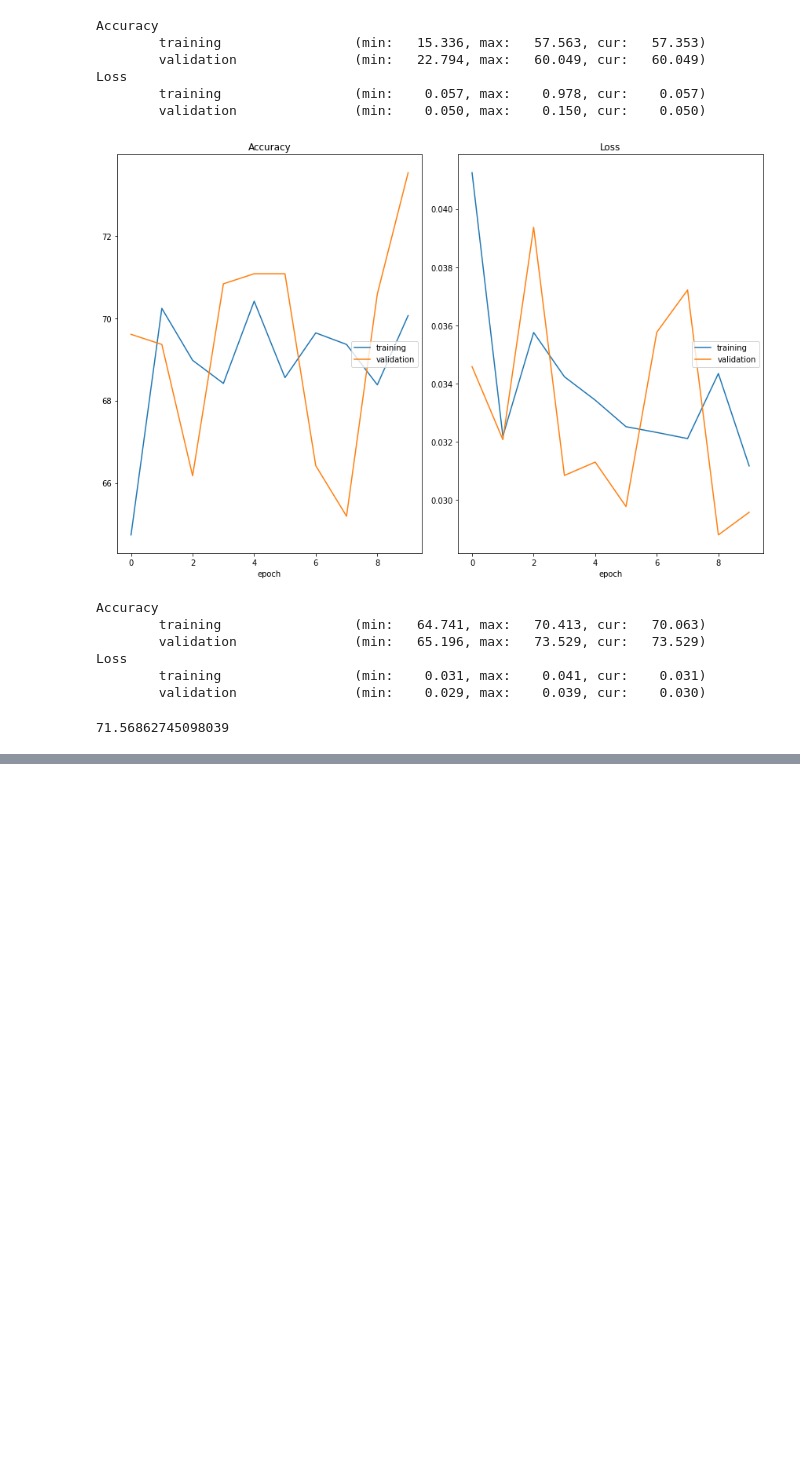
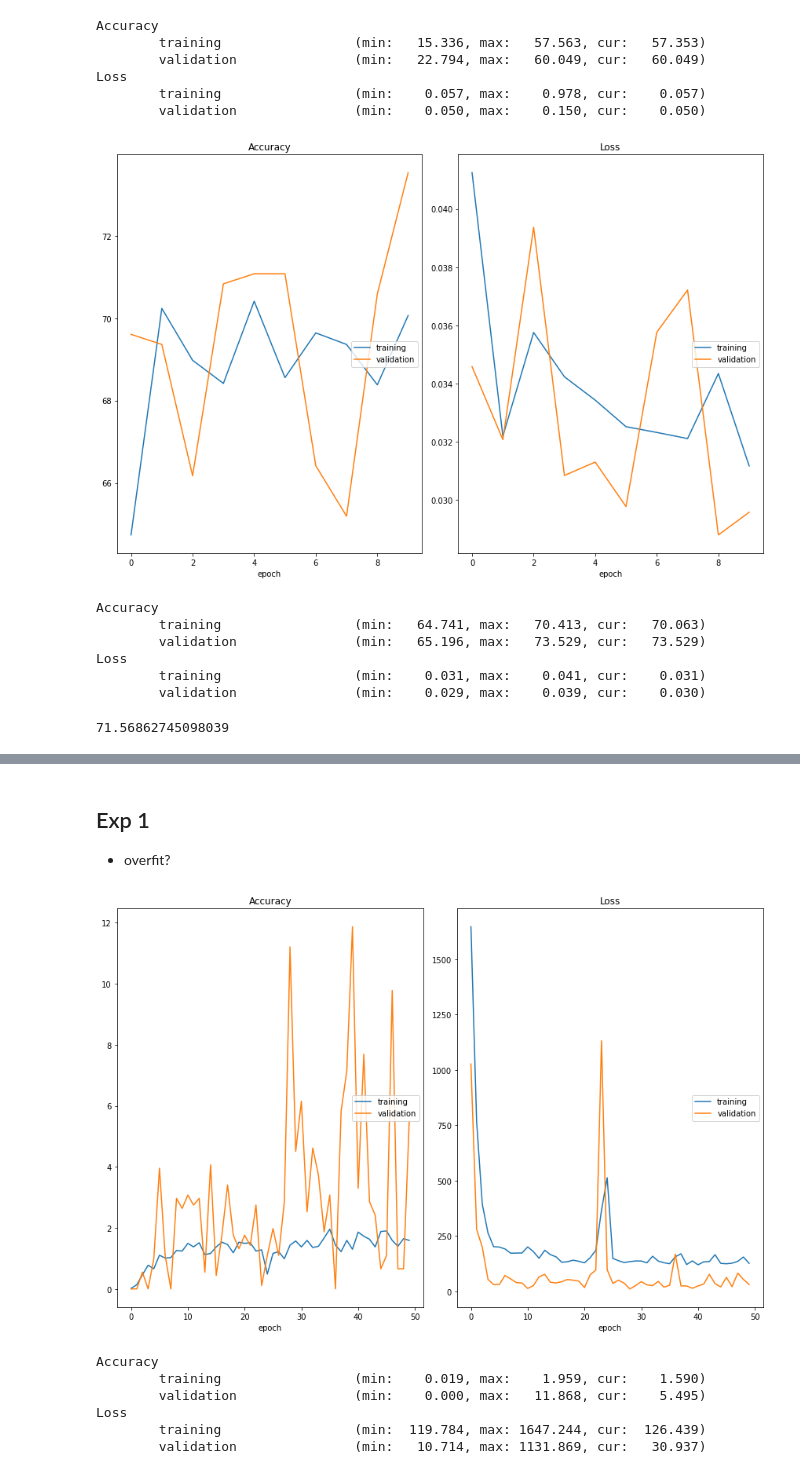
Before and after one commit to taasinsaquib/retina, a Jupyter notebook: onv.ipynb, the cells around one changed output, grey strips where cells are left out. Cells and saved outputs as stored; diff of their text form; code cells hidden in the pictures; blank space fills up the shorter version.

```diff
--- a/onv.ipynb
+++ b/onv.ipynb
@@ -152,7 +348,7 @@ dataloaders = {
 # %% [markdown]
 # Training Helpers
 # %%
-def train_model(model, optimizer, num_epochs):
+def train_model(model, optimizer, num_epochs, atol=1):
     # for each epoch...
     liveloss = PlotLosses()
 
@@ -218,7 +414,7 @@ def train_model(model, optimizer, num_epochs):
 
             train_loss += loss
 
-            c, t = numVectorsMatch(outputs, labels, atol=0.25)
+            c, t = numVectorsMatch(outputs, labels, 0, atol)
 
             correct += c
             total   += t
@@ -436,0 +711,3 @@ m = torch.load('./onv_resnet_v2')
+# %%
+model = FC1()
+# model = torch.load('./fc_away_v1')
@@ -436,0 +729,13 @@ m = torch.load('./onv_resnet_v2')
+# %% [markdown]
+## Exp 1
+* overfit?
+# %%
+best, last = pipeline(model, epochs=50, lr=1e-3, weight_decay=1e-2)
+# %% [output]
+[figure, added]
+Accuracy
+        training                 (min:    0.019, max:    1.959, cur:    1.590)
+        validation               (min:    0.000, max:   11.868, cur:    5.495)
+Loss
+        training                 (min:  119.784, max: 1647.244, cur:  126.439)
+        validation               (min:   10.714, max: 1131.869, cur:   30.937)
```
Also changed, not shown: parts of 118 cells of this notebook.
